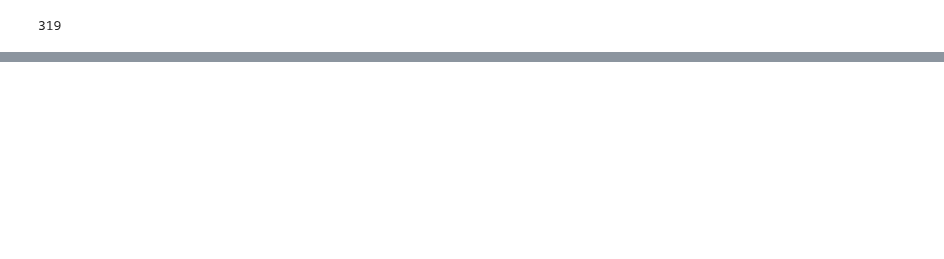
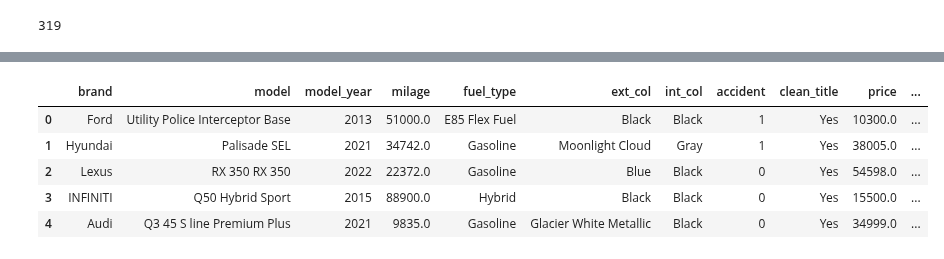
Before and after one commit to S1XTUS/KaggleXFellowShip-Used-Car-Price, a Jupyter notebook: Notebook-Used_Car.ipynb, the cells around one changed output, grey strips where cells are left out. Drawn from its saved outputs; the diff is of its cells as text; code cells hidden in the pictures; blank space fills up the shorter version.

```diff
--- a/Notebook-Used_Car.ipynb
+++ b/Notebook-Used_Car.ipynb
@@ -128,0 +408,71 @@ df['ext_col'].nunique()
+# %%
+import pandas as pd
+import re
+
+# Load dataset
+df = pd.read_csv('used_cars.csv')
+
+# Convert `milage` and `price` to numeric, stripping any non-numeric characters
+df['milage'] = df['milage'].str.replace(r'[^\d.]', '', regex=True).astype(float)
+df['price'] = df['price'].str.replace(r'[^\d.]', '', regex=True).astype(float)
+
+# Define extraction functions
+def extract_hp(engine_desc):
+    match = re.search(r'(\d+(\.\d+)?)HP', engine_desc)
+    return float(match.group(1)) if match else None
+
+def extract_displacement(engine_desc):
+    match = re.search(r'(\d+(\.\d+)?)L', engine_desc)
+    return float(match.group(1)) if match else None
+
+def extract_cylinders(engine_desc):
+    # Match patterns like "V6", "I4", "V8", etc.
+    match = re.search(r'\b([VvIi]\d+)\b', engine_desc)
+    if match:
+        config = match.group(1)
+        return int(config[1:])  # Return the number part after V or I
+
+    # Match patterns like "3.5 Liter DOHC"
+    match = re.search(r'(\d+(\.\d+)?)\s*L', engine_desc)
+    if match:
+        displacement = float(match.group(1))
+        # Use some heuristic to estimate cylinders based on displacement
+        if displacement <= 2.5:
+            return 4  # Assume 4 cylinders for engines less than or equal to 2.0 liters
+        elif displacement <= 3.8:
+            return 6  # Assume 6 cylinders for engines between 2.0 and 3.0 liters
+        else:
+            return 8  # Assume 8 cylinders for engines larger than 3.0 liters
+
+    # If no pattern matches, return None
+    return None
+
+# Extract features from `engine` column
+df['hp'] = df['engine'].apply(extract_hp)
+df['displacement'] = df['engine'].apply(extract_displacement)
+df['cylinders'] = df['engine'].apply(extract_cylinders)
+
+# Impute missing values for `hp`, `displacement`, and `cylinders` with their respective mean values
+df['hp'] = df['hp'].fillna(df['hp'].mean())
+df['displacement'] = df['displacement'].fillna(df['displacement'].mean())
+df['cylinders'] = df['cylinders'].fillna(df['cylinders'].mean())
+
+# Impute missing values for other columns
+df['milage'] = df['milage'].fillna(df['milage'].mean())
+df['fuel_type'] = df['fuel_type'].fillna(df['fuel_type'].mode()[0])
+df['accident'] = df['accident'].fillna(df['accident'].mode()[0])
+df['clean_title'] = df['clean_title'].fillna(df['clean_title'].mode()[0])
+accident_map = {'At least 1 accident or damage reported': 1, 'None reported': 0}
+df['accident'] = df['accident'].replace(accident_map)
+df['transmission_type'] = df['transmission'].apply(lambda x: 'Automatic' if 'a/t' in x.lower() or 'automatic' in x.lower() else 'Manual')
+
+df.drop(columns= {'engine', 'transmission'}, axis=1, inplace=True)
+
+df.head(5)
+# %% [output]
+|  | brand | model | model_year | milage | fuel_type | ext_col | int_col | accident | clean_title | price | ... |
+| 0 | Ford | Utility Police Interceptor Base | 2013 | 51000.0 | E85 Flex Fuel | Black | Black | 1 | Yes | 10300.0 | ... |
+| 1 | Hyundai | Palisade SEL | 2021 | 34742.0 | Gasoline | Moonlight Cloud | Gray | 1 | Yes | 38005.0 | ... |
+| 2 | Lexus | RX 350 RX 350 | 2022 | 22372.0 | Gasoline | Blue | Black | 0 | Yes | 54598.0 | ... |
+| 3 | INFINITI | Q50 Hybrid Sport | 2015 | 88900.0 | Hybrid | Black | Black | 0 | Yes | 15500.0 | ... |
+| 4 | Audi | Q3 45 S line Premium Plus | 2021 | 9835.0 | Gasoline | Glacier White Metallic | Black | 0 | Yes | 34999.0 | ... |
```
Also changed, not shown: parts of 24 cells of this notebook, 1 other file.
